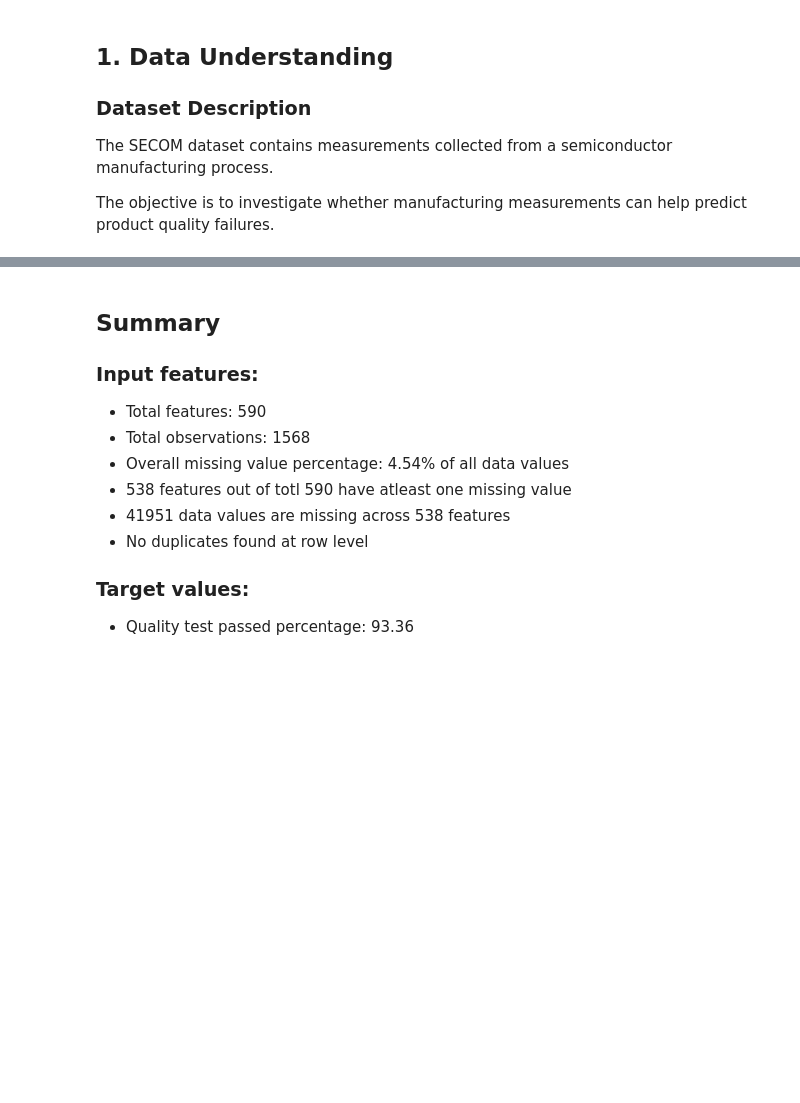
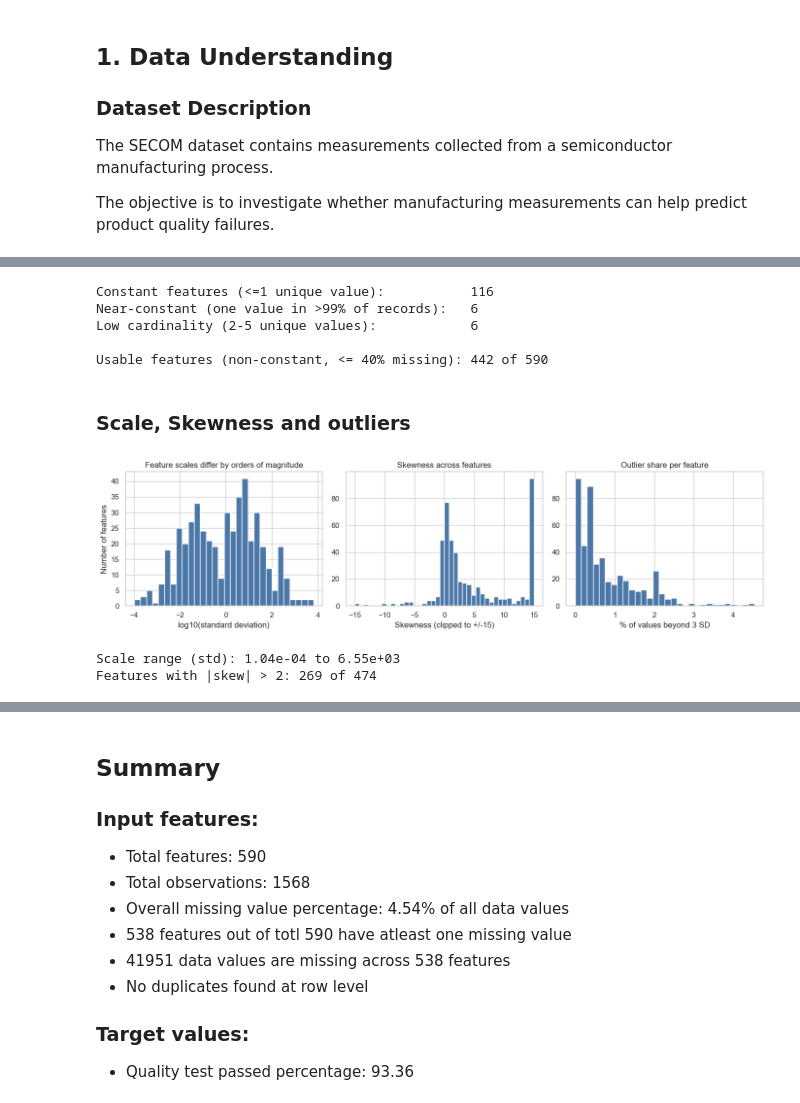
Before and after one commit to dbamunu/secom, a Jupyter notebook: notebooks/1_understand_data.ipynb, the cells around one changed output, grey strips where cells are left out. Drawn from its saved outputs; the diff is of its cells as text; code cells hidden in the pictures; blank space fills up the shorter version.

```diff
--- a/notebooks/1_understand_data.ipynb
+++ b/notebooks/1_understand_data.ipynb
@@ -121,0 +198,56 @@ plt.show()
+# %%
+nuniq = X.nunique(dropna=True)
+constant = nuniq[nuniq <= 1].index
+low_card = nuniq[(nuniq > 1) & (nuniq <= 5)].index
+
+
+def top_value_share(s):
+    s = s.dropna()
+    return s.value_counts(normalize=True).iloc[0] if len(s) else np.nan
+
+
+top_share = X.apply(top_value_share)
+near_constant = top_share[(top_share > 0.99) & (nuniq > 1)].index
+
+print(f"Constant features (<=1 unique value):           {len(constant)}")
+print(f"Near-constant (one value in >99% of records):   {len(near_constant)}")
+print(f"Low cardinality (2-5 unique values):            {len(low_card)}")
+
+# Features that are usable for modelling at all (target-independent definition)
+usable = [c for c in X.columns if c not in constant and miss_pct[c] <= MISSING_THRESHOLD]
+print(f"\nUsable features (non-constant, <= {MISSING_THRESHOLD}% missing): {len(usable)} of {X.shape[1]}")
+# %% [output]
+Constant features (<=1 unique value):           116
+Near-constant (one value in >99% of records):   6
+Low cardinality (2-5 unique values):            6
+
+Usable features (non-constant, <= 40% missing): 442 of 590
+# %% [markdown]
+### Scale, Skewness and outliers
+# %%
+nc = [c for c in X.columns if c not in constant]
+desc = X[nc].agg(["mean", "std", "skew"]).T
+desc["outlier_share_%"] = ((X[nc] - X[nc].mean()).abs() > 3 * X[nc].std()).mean() * 100
+
+fig, ax = plt.subplots(1, 3, figsize=(14, 3.8))
+
+ax[0].hist(np.log10(desc["std"].replace(0, np.nan).dropna()), bins=30, color=PASS_COL, edgecolor="white")
+ax[0].set_xlabel("log10(standard deviation)")
+ax[0].set_ylabel("Number of features")
+ax[0].set_title("Feature scales differ by orders of magnitude")
+
+ax[1].hist(desc["skew"].clip(-15, 15).dropna(), bins=40, color=PASS_COL, edgecolor="white")
+ax[1].set_xlabel("Skewness (clipped to +/-15)")
+ax[1].set_title("Skewness across features")
+
+ax[2].hist(desc["outlier_share_%"].dropna(), bins=30, color=PASS_COL, edgecolor="white")
+ax[2].set_xlabel("% of values beyond 3 SD")
+ax[2].set_title("Outlier share per feature")
+savefig("05_scale_skew_outliers")
+
+print(f"Scale range (std): {desc['std'].min():.2e} to {desc['std'].max():.2e}")
+print(f"Features with |skew| > 2: {(desc['skew'].abs() > 2).sum()} of {len(desc)}")
+# %% [output]
+[figure, added]
+Scale range (std): 1.04e-04 to 6.55e+03
+Features with |skew| > 2: 269 of 474
```
Also changed, not shown: parts of 28 cells of this notebook, 12 other files.
